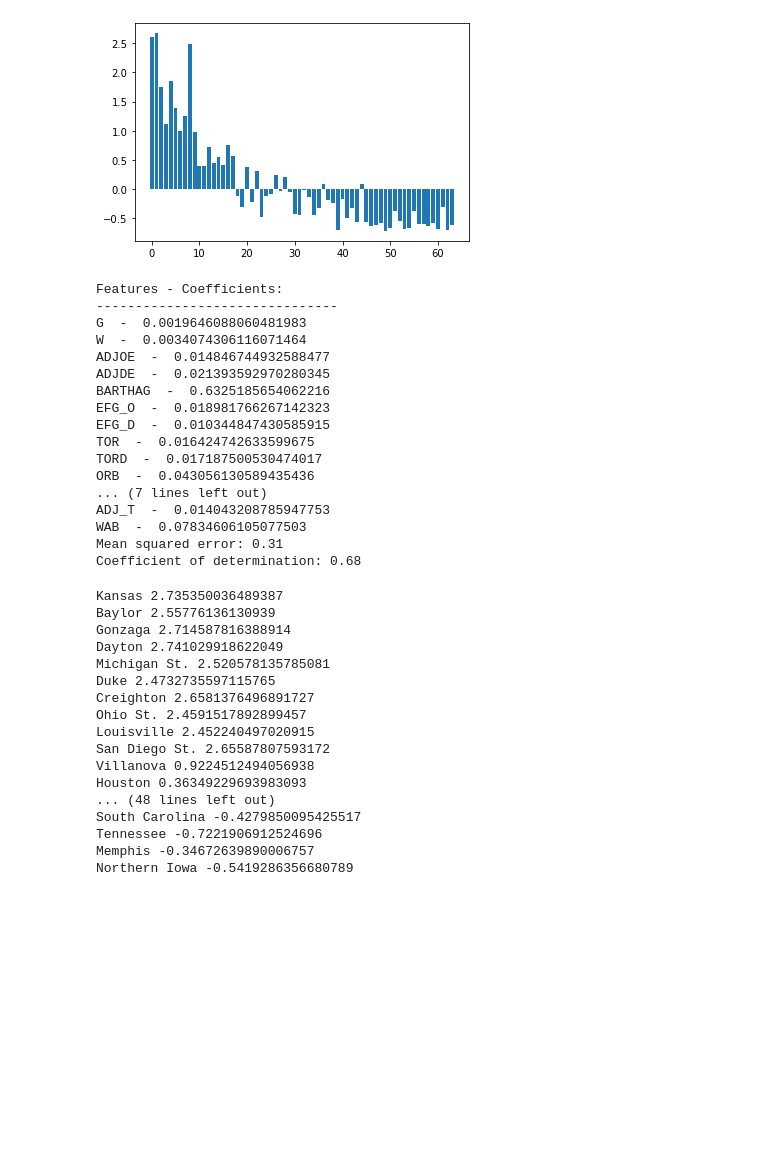
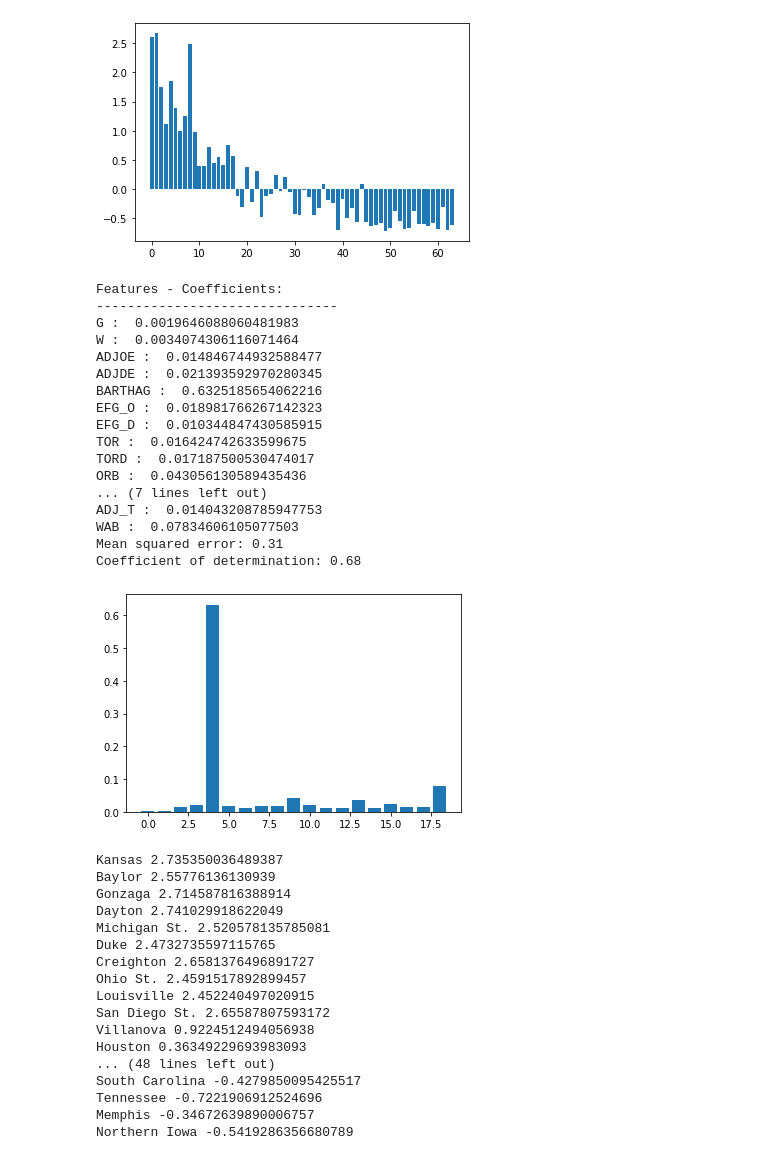
Before and after one commit to COMP562-Machine-Learning-March-Madness/Final-Project, a Jupyter notebook: MergedFinalCode.ipynb, the cells around one changed output. Cells and saved outputs as stored; diff of their text form; code cells hidden in the pictures; blank space fills up the shorter version.

Commit message:
Update graphs

```diff
--- a/MergedFinalCode.ipynb
+++ b/MergedFinalCode.ipynb
@@ -380,7 +380,7 @@ importances19 = randTree.feature_importances_
 print('Features - Coefficients:')
 print('-------------------------------')
 for i in range(len(importances19)):
-    print(cleaned19.columns[i], " - ", importances19[i])
+    print(cleaned19.columns[i], ": ", importances19[i])
 
 #from sci learn metrics
 print('Mean squared error: %.2f'
@@ -391,20 +391,27 @@ print('Coefficient of determination: %.2f'
 # %% [output]
 Features - Coefficients:
 -------------------------------
-G  -  0.0019646088060481983
-W  -  0.0034074306116071464
-ADJOE  -  0.014846744932588477
-ADJDE  -  0.021393592970280345
-BARTHAG  -  0.6325185654062216
-EFG_O  -  0.018981766267142323
-EFG_D  -  0.010344847430585915
-TOR  -  0.016424742633599675
-TORD  -  0.017187500530474017
-ORB  -  0.043056130589435436
+G :  0.0019646088060481983
+W :  0.0034074306116071464
+ADJOE :  0.014846744932588477
+ADJDE :  0.021393592970280345
+BARTHAG :  0.6325185654062216
+EFG_O :  0.018981766267142323
+EFG_D :  0.010344847430585915
+TOR :  0.016424742633599675
+TORD :  0.017187500530474017
+ORB :  0.043056130589435436
 ... (7 lines left out)
-ADJ_T  -  0.014043208785947753
-WAB  -  0.07834606105077503
+ADJ_T :  0.014043208785947753
+WAB :  0.07834606105077503
 Mean squared error: 0.31
 Coefficient of determination: 0.68
+# %%
+# get importance
+# plot feature importance
+pyplot.bar([x for x in range(len(importances19))], importances19)
+pyplot.show()
+# %% [output]
+[figure, added]
 # %%
 #predicting the 2020 winner using Random Forest Regression
```
Also changed, not shown: parts of 1 cell of this notebook.
